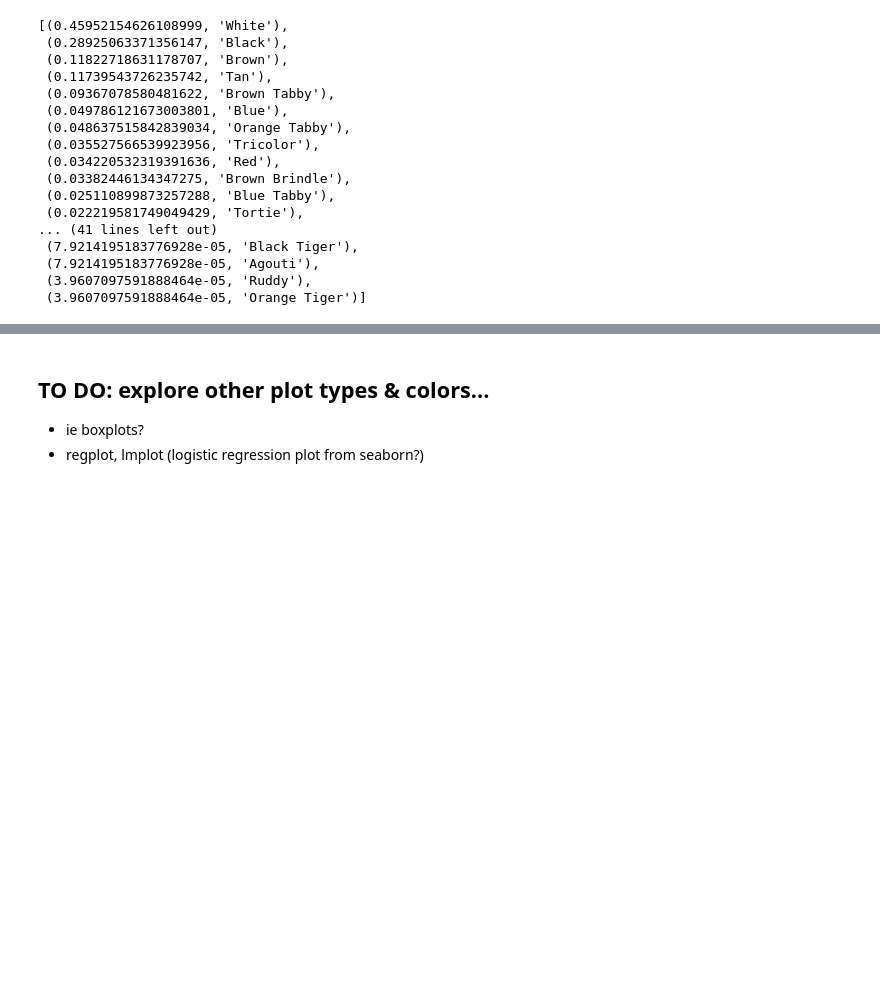
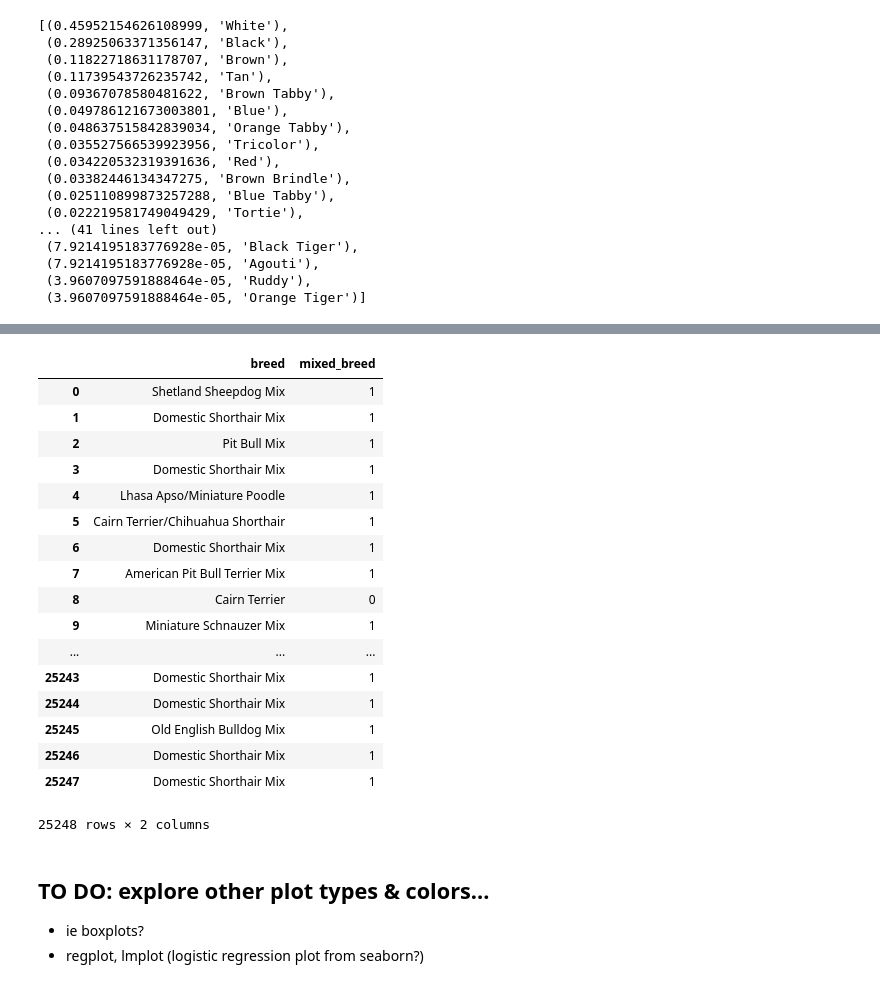
Before and after one commit to vnessified/adopt_me-, a Jupyter notebook: shelter_animal_outcomes.ipynb, the cells around one changed output, grey strips where cells are left out. Cells and saved outputs as stored; diff of their text form; code cells hidden in the pictures; blank space fills up the shorter version.

```diff
--- a/shelter_animal_outcomes.ipynb
+++ b/shelter_animal_outcomes.ipynb
@@ -716,3 +796,27 @@ sorted(list(zip(means, columns)), reverse=True)
+# %%
+animals['mixed_breed'] = animals.breed.apply(lambda row: \
+                                             1 if '/' in row or 'mix' in row.lower() else 0)
+# %%
+animals[['breed','mixed_breed']]
+# %% [output]
+|  | breed | mixed_breed |
+| 0 | Shetland Sheepdog Mix | 1 |
+| 1 | Domestic Shorthair Mix | 1 |
+| 2 | Pit Bull Mix | 1 |
+| 3 | Domestic Shorthair Mix | 1 |
+| 4 | Lhasa Apso/Miniature Poodle | 1 |
+| 5 | Cairn Terrier/Chihuahua Shorthair | 1 |
+| 6 | Domestic Shorthair Mix | 1 |
+| 7 | American Pit Bull Terrier Mix | 1 |
+| 8 | Cairn Terrier | 0 |
+| 9 | Miniature Schnauzer Mix | 1 |
+| ... | ... | ... |
+| 25243 | Domestic Shorthair Mix | 1 |
+| 25244 | Domestic Shorthair Mix | 1 |
+| 25245 | Old English Bulldog Mix | 1 |
+| 25246 | Domestic Shorthair Mix | 1 |
+| 25247 | Domestic Shorthair Mix | 1 |
+25248 rows × 2 columns
 # %% [markdown]
 ## TO DO: explore other plot types & colors...
 - ie boxplots?
```
Also changed, not shown: parts of 17 cells of this notebook.
